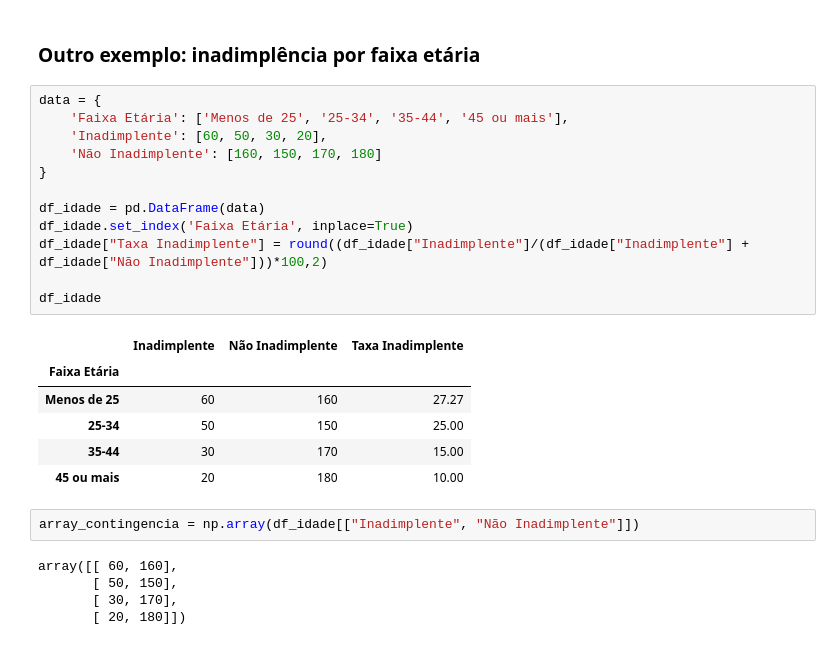
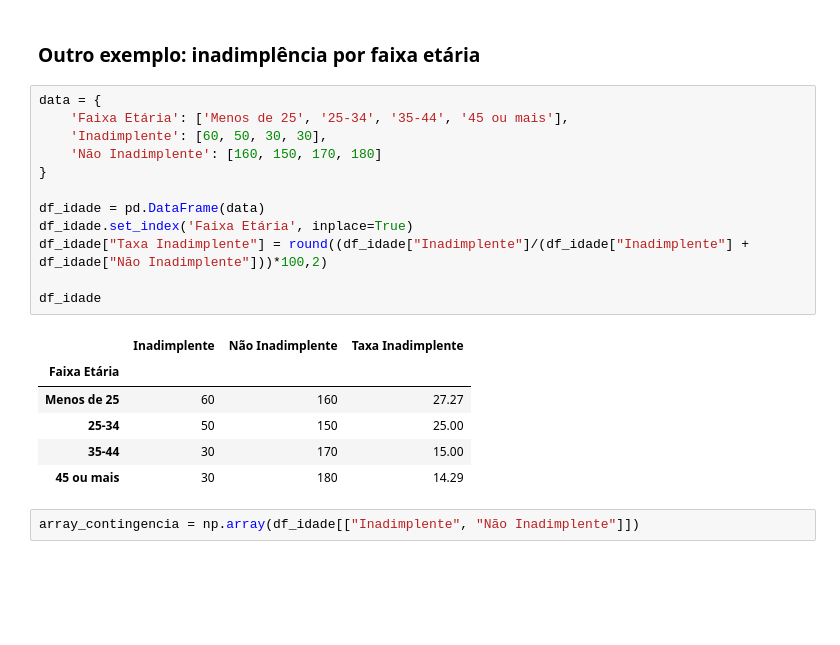
Before and after one commit to michaelchavesnzy/hypothesis_test, a Jupyter notebook: intro_hypothesis_test.ipynb, the cells around one changed output. Drawn from its saved outputs; the diff is of its cells as text; blank space fills up the shorter version.

```diff
--- a/intro_hypothesis_test.ipynb
+++ b/intro_hypothesis_test.ipynb
@@ -371,27 +369,22 @@ array([[185.90130024, 859.09869976],
 # %%
 data = {
     'Faixa Etária': ['Menos de 25', '25-34', '35-44', '45 ou mais'],
-    'Inadimplente': [60, 50, 30, 20],
+    'Inadimplente': [60, 50, 30, 30],
     'Não Inadimplente': [160, 150, 170, 180]
 }
 
 df_idade = pd.DataFrame(data)
 df_idade.set_index('Faixa Etária', inplace=True)
 df_idade["Taxa Inadimplente"] = round((df_idade["Inadimplente"]/(df_idade["Inadimplente"] + df_idade["Não Inadimplente"]))*100,2)
 
 df_idade
 # %% [output]
 |  | Inadimplente | Não Inadimplente | Taxa Inadimplente |
 | Faixa Etária |  |  |  |
 | Menos de 25 | 60 | 160 | 27.27 |
 | 25-34 | 50 | 150 | 25.00 |
 | 35-44 | 30 | 170 | 15.00 |
-| 45 ou mais | 20 | 180 | 10.00 |
+| 45 ou mais | 30 | 180 | 14.29 |
 # %%
 array_contingencia = np.array(df_idade[["Inadimplente", "Não Inadimplente"]])
-# %% [output]
-array([[ 60, 160],
-       [ 50, 150],
-       [ 30, 170],
-       [ 20, 180]])
 # %%
```
Also changed, not shown: parts of 10 cells of this notebook.
